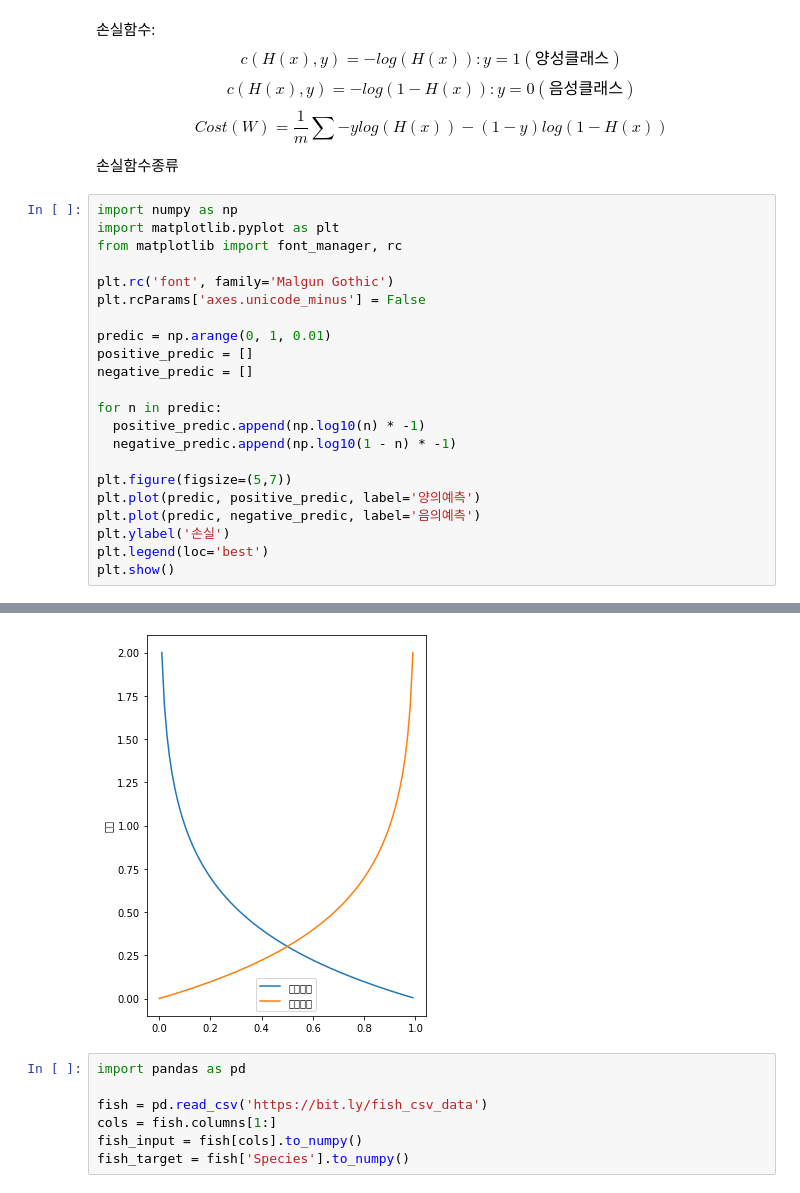
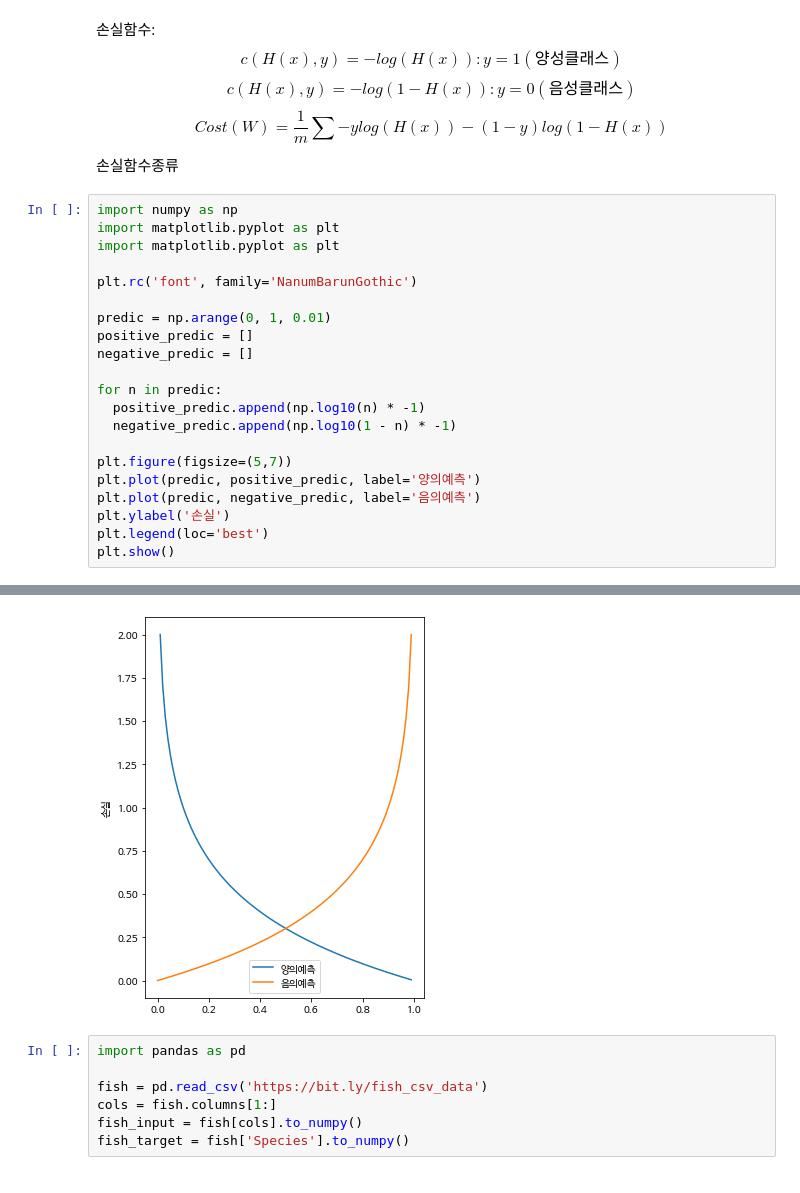
Before and after one commit to Frankensosege/MachineLearning, a Jupyter notebook: 04_2_Stochastic_Grdiant_Descent.ipynb, the cells around one changed output, grey strips where cells are left out. Cells and saved outputs as stored; diff of their text form.

```diff
--- a/04_2_Stochastic_Grdiant_Descent.ipynb
+++ b/04_2_Stochastic_Grdiant_Descent.ipynb
@@ -12,10 +34,9 @@ $$Cost(W) = \frac{1}{m}\sum-ylog(H(x))-(1-y)log(1-H(x))$$
 # %%
 import numpy as np
 import matplotlib.pyplot as plt
-from matplotlib import font_manager, rc
+import matplotlib.pyplot as plt
 
-plt.rc('font', family='Malgun Gothic')
-plt.rcParams['axes.unicode_minus'] = False
+plt.rc('font', family='NanumBarunGothic')
 
 predic = np.arange(0, 1, 0.01)
 positive_predic = []
@@ -36,4 +56,4 @@ WARNING:matplotlib.font_manager:findfont: Font family ['Malgun Gothic'] not foun
-[figure, old version]
+[figure, new version]
 # %%
 import pandas as pd
 
```
Also changed, not shown: parts of 8 cells of this notebook.
